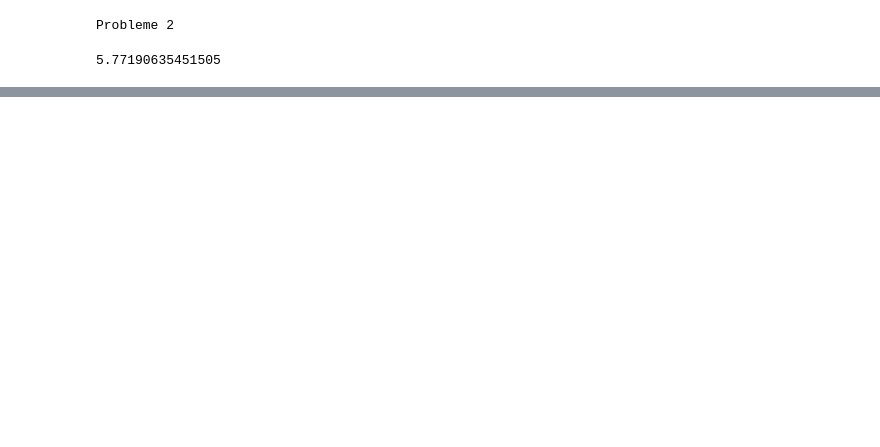
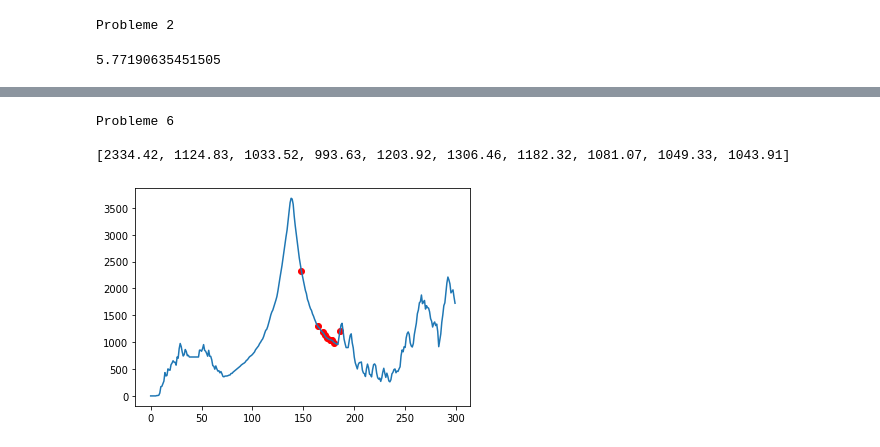
Before and after one commit to AngeMervaneJdev/ML_AI_1, a Jupyter notebook: shimoyama.ipynb, the cells around one changed output, grey strips where cells are left out. Saved outputs shown, nothing was run; the diff lists cells and outputs as text; code cells hidden in the pictures; blank space fills up the shorter version.

```diff
--- a/shimoyama.ipynb
+++ b/shimoyama.ipynb
@@ -45,14 +47,14 @@ Probleme 2
 # %%
 print("Probleme 3\n")
 alpha=0.2
-default_error=0
+default_error=-10
 def next_dest(current_point):
     next_point=current_point-alpha*grad(current_point)
     if next_point>0:
         return round(next_point)
     return default_error
 print(next_dest(130))
-print(next_dest(0))
+print(next_dest(295))
 # %% [output]
 Probleme 3
 
@@ -114,0 +110,21 @@ print("Probleme 7\n")
+# %%
+print("Probleme 6\n")
+import matplotlib.pyplot as plt
+
+
+def trace_route_from(p0):
+  liste=go_down(p0) # Liste des positions
+  liste2=[]
+  for n in liste:
+    liste2.append(y_data[n])
+  print(liste2)
+  plt.clf()
+  plt.plot(x_data,y_data)
+  plt.scatter(liste,liste2,color="red")
+  plt.show()
+trace_route_from(148)
+# %% [output]
+Probleme 6
+
+[2334.42, 1124.83, 1033.52, 993.63, 1203.92, 1306.46, 1182.32, 1081.07, 1049.33, 1043.91]
+[figure, added]
```
Also changed, not shown: parts of 10 cells of this notebook.
